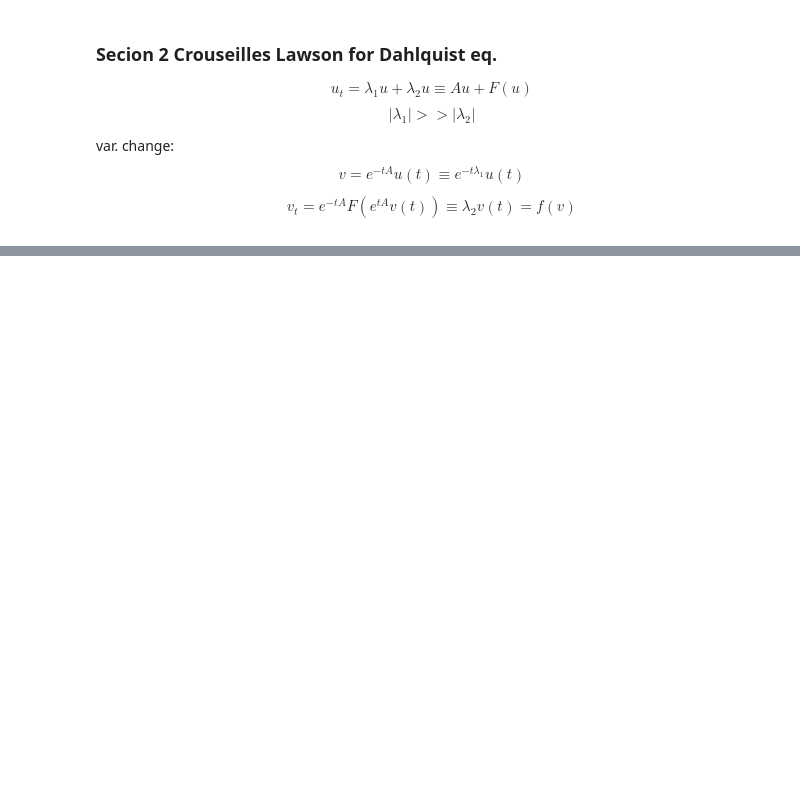
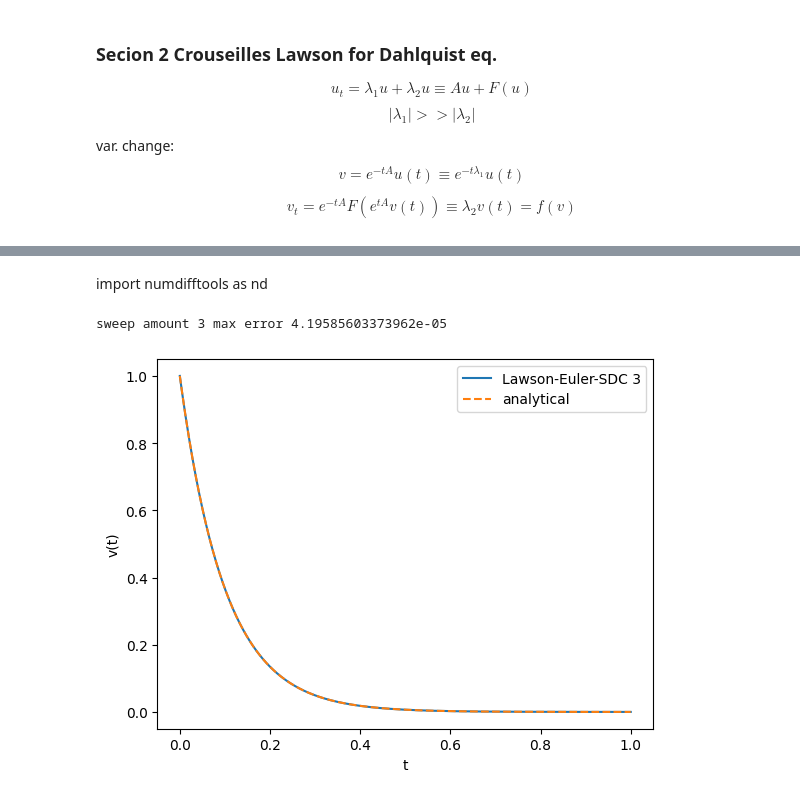
Before and after one commit to BoriskovaLiza/masterarbeit, a Jupyter notebook: Lawson.ipynb, the cells around one changed output, grey strips where cells are left out. Saved outputs shown, nothing was run; the diff lists cells and outputs as text; code cells hidden in the pictures; blank space fills up the shorter version.

```diff
--- a/Lawson.ipynb
+++ b/Lawson.ipynb
@@ -154,0 +157,64 @@ Lawson vars error 1.4432899320127035e-15
+# %% [markdown]
+import numdifftools as nd
+# %%
+# NOTE: rhs integration is missing proper integration...
+
+M = 3
+
+u_sdc = np.copy(uv_sdc)
+u_sdc[0] = u0
+
+# init chebychev series
+Order = N+2
+nodetonode = np.zeros((N+1))
+
+for j in range(steps-1): # timesteps
+    left = j*(N+1)
+    right = (j+1)*(N+1)+1
+
+    # propagate initial solution
+    for i in range(left+1,right):
+        u_sdc[i] = u_sdc[i-1] * np.exp(l1 * dtau[i-1]) + \
+                    1 / l1 * (np.exp(dtau[i-1] * l1) - 1) * l2 * u_sdc[i-1]
+
+    tau_slice = tau[left:right]
+    dtau_slice = dtau[0:N+1]
+    integr = np.zeros((Order))
+    series = np.polynomial.chebyshev.Chebyshev(np.zeros((Order)), \
+             domain=[tau_slice[0], tau_slice[-1]], window=[tau_slice[0], tau_slice[-1]])
+
+    for k in range(M): # sweeps
+        # NOTE: we do not create a series and then integrate it here, instead
+        #       a weighted sum must be calculated directly, where weights don't
+        #       really depend on N(), rather on time grid -> the whole point of ETD
+
+        # but maybe for now I can use interpolation?
+
+        u_sdc_slice = np.copy(u_sdc[left:right]) # save φk
+        series = series.fit(tau_slice, np.exp(l1 * (tau_slice[-1] - tau_slice)) * l2 * u_sdc_slice, deg=Order)
+
+        integseries = series.integ(m=1, lbnd=tau_slice[0])
+        zerotonode = integseries(tau_slice)
+        nodetonode = zerotonode[1:] - zerotonode[:-1]
+
+
+        Ek = 0.
+        for i in range(N+1): # time substeps
+            # φk+1i+1 =φk+1i ehiΛ + Λ^−1 [ehiΛ−1] (N(hτi,φk+1i) − N(hτi,φki))+Wi;i+1(φk)
+            u_sdc[left+i+1] = u_sdc[left+i]*np.exp(dtau_slice[i]*l1) + 1 / l1 * \
+                                (np.exp(dtau_slice[i]*l1)-1) * dtau_slice[i] * \
+                                (l2 * u_sdc[left+i] - l2 * u_sdc_slice[i]) + nodetonode[i]
+
+# calculate total error
+print("sweep amount", M, "max error", np.max(np.abs(u_sdc - np.exp((l1 + l2)*tau))))
+# plot solution
+plt.plot(tau, u_sdc, label="Lawson-Euler-SDC " + str(M))
+
+plt.plot(tau, np.exp((l1+l2)*tau), label="analytical", linestyle="--")
+plt.legend()
+plt.xlabel("t")
+plt.ylabel("v(t)")
+plt.show()
+# %% [output]
+sweep amount 3 max error 4.19585603373962e-05
+[figure, added]
```
Also changed, not shown: parts of 11 cells of this notebook.
